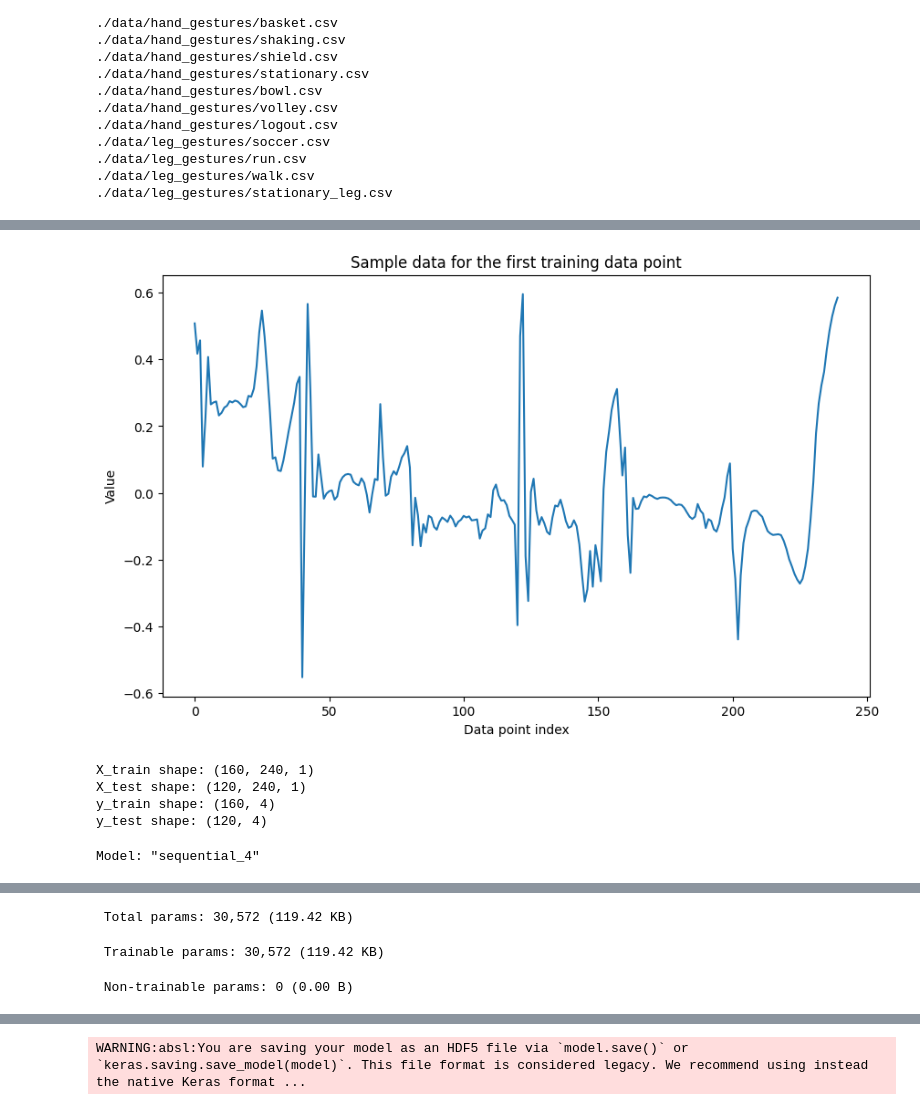
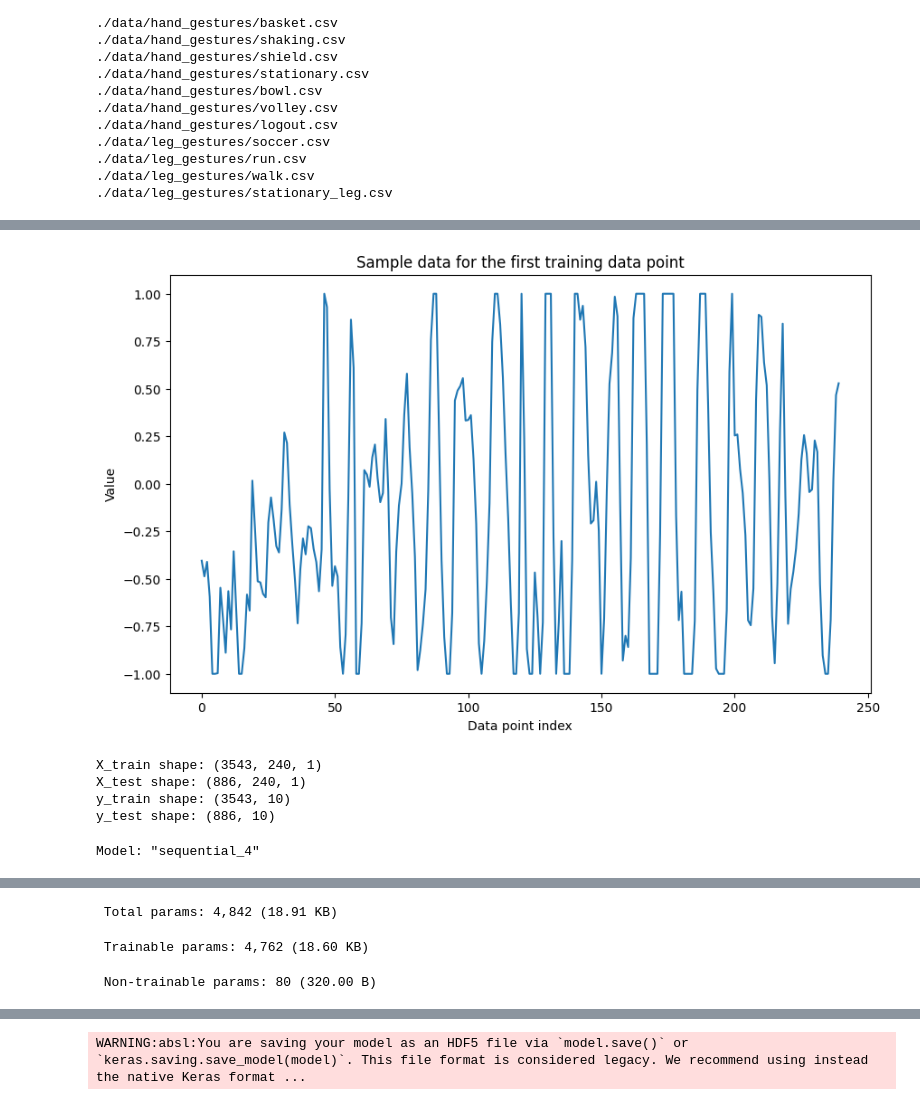
Before and after one commit to CG4002-Team-9/Gesture-AI, a Jupyter notebook: gesture-notebook-tensorflow.ipynb, the cells around one changed output, grey strips where cells are left out. Saved outputs shown, nothing was run; the diff lists cells and outputs as text; code cells hidden in the pictures.

Commit message:
Try out models using less data point

```diff
--- a/gesture-notebook-tensorflow.ipynb
+++ b/gesture-notebook-tensorflow.ipynb
@@ -52,9 +52,9 @@ all_data = []
 
 # Define the gestures and corresponding CSV files
 # gestures = ['basket', 'bomb', 'bowl', 'logout', 'reload', 'shield', 'volley']
-# gestures = ['basket', 'bomb', 'bowl', 'logout', 'reload', 'shield', 'volley', 'stationary', 'shaking', 'raise_arm']
-gestures = ['stationary_leg', 'soccer', 'run', 'walk']
-directory = './data/leg_gestures/'
+gestures = ['basket', 'bomb', 'bowl', 'logout', 'reload', 'shield', 'volley', 'stationary', 'shaking', 'raise_arm']
+# gestures = ['stationary_leg', 'soccer', 'run', 'walk']
+directory = './data/hand_gestures/'
 csv_files = [f'{directory}{gesture}.csv' for gesture in gestures]
 
 # Define the column names
@@ -285,7 +291,7 @@ for _, row in train_data.iterrows():
     augmented = augment_data(
         np.array(row['ax']), np.array(row['ay']), np.array(row['az']),
         np.array(row['gx']), np.array(row['gy']), np.array(row['gz']),
-        num_augmented=0
+        num_augmented=2
     )
     for aug in augmented:
         new_row = row.copy()
@@ -536,7 +548,30 @@ print("X_test shape:", X_test.shape)
 print("y_train shape:", y_train.shape)
 print("y_test shape:", y_test.shape)
 
-# hand model
+# hand model 50 data points
+
+model = Sequential([
+    InputLayer(input_shape=(sequence_length, 1)),
+
+    # Conv1D layer 1
+    Conv1D(filters=16, kernel_size=5, activation='relu'),  # Filters: 16, Kernel size: 5
+    BatchNormalization(),  # Batch Normalization with 4 weights
+    MaxPooling1D(pool_size=3),  # MaxPooling1D with pool size 3
+
+    # Conv1D layer 2
+    Conv1D(filters=12, kernel_size=3, activation='relu'),  # Filters: 12, Kernel size: 3
+    BatchNormalization(),  # Batch Normalization with 4 weights
+    MaxPooling1D(pool_size=4),  # MaxPooling1D with pool size 4
+
+    # Flatten and Dense layers
+    Flatten(),
+    Dense(16, activation='relu'),  # Fully connected layer with 16 units
+    Dense(12, activation='relu'),  # Fully connected layer with 12 units
+    BatchNormalization(),  # Batch Normalization with 4 weights
+    Dense(10, activation='softmax')  # Output layer with 10 units
+])
+
+# hand model old 60 data points
 # model = Sequential([
 #     InputLayer(input_shape=(sequence_length, 1)),
 
@@ -550,51 +585,51 @@ print("y_test shape:", y_test.shape)
 #     BatchNormalization(),
 #     MaxPooling1D(pool_size=4),
 
 #     # Conv1D layer 3
 #     Conv1D(filters=16, kernel_size=5, activation='relu'),
 #     BatchNormalization(),
 #     MaxPooling1D(pool_size=2),
 
 #     # Flatten and Dense layers
 #     Flatten(),
 #     Dense(12, activation='relu', kernel_regularizer=l2(0.01)),
 #     Dense(y_train.shape[1], activation='softmax')
 # ])
 
 # leg model
-model = Sequential([
-    # Input Layer
-    InputLayer(input_shape=(240, 1)),  # Assuming input shape of 240 timesteps with 1 feature each
+# model = Sequential([
+#     # Input Layer
+#     InputLayer(input_shape=(240, 1)),  # Assuming input shape of 240 timesteps with 1 feature each
 
-    # Conv1D layer 1 ({MODEL_TYPE}_conv1d_3 from your table)
-    Conv1D(filters=16, kernel_size=3, activation='relu'),  # 16 filters, kernel size 3
-    # No Pooling/Normalization mentioned in your example
+#     # Conv1D layer 1 ({MODEL_TYPE}_conv1d_3 from your table)
+#     Conv1D(filters=16, kernel_size=3, activation='relu'),  # 16 filters, kernel size 3
+#     # No Pooling/Normalization mentioned in your example
 
-    # Flatten layer ({MODEL_TYPE}_flatten_1)
-    Flatten(),  # Flattens the (None, 238, 16) into (None, 3808)
+#     # Flatten layer ({MODEL_TYPE}_flatten_1)
+#     Flatten(),  # Flattens the (None, 238, 16) into (None, 3808)
 
-    # Dense layer 1 ({MODEL_TYPE}_dense_2)
-    Dense(8, activation='relu'),  # (None, 3808) to (None, 8)
+#     # Dense layer 1 ({MODEL_TYPE}_dense_2)
+#     Dense(8, activation='relu'),  # (None, 3808) to (None, 8)
 
-    # Dense layer 2 ({MODEL_TYPE}_dense_3)
-    Dense(4, activation='softmax')  # (None, 8) to (None, 4) for classification
-])
+#     # Dense layer 2 ({MODEL_TYPE}_dense_3)
+#     Dense(4, activation='softmax')  # (None, 8) to (None, 4) for classification
+# ])
 
 # model = Sequential([
 #     InputLayer(input_shape=(sequence_length,)),
 #     Dense(128, activation='relu', kernel_regularizer=l2(0.01)),
 #     Dense(64, activation='relu', kernel_regularizer=l2(0.01)),
 #     Dense(y_train.shape[1], activation='softmax')
 # ])
 
 # Summary
 model.summary()
 # %% [output]
-[figure, old version]
+[figure, new version]
-X_train shape: (160, 240, 1)
-X_test shape: (120, 240, 1)
-y_train shape: (160, 4)
-y_test shape: (120, 4)
+X_train shape: (3543, 240, 1)
+X_test shape: (886, 240, 1)
+y_train shape: (3543, 10)
+y_test shape: (886, 10)
 Model: "sequential_4"
 ┏━━━━━━━━━━━━━━━━━━━━━━━━━━━━━━━━━┳━━━━━━━━━━━━━━━━━━━━━━━━┳━━━━━━━━━━━━━━━┓
 ┃ Layer (type)                    ┃ Output Shape           ┃       Param # ┃
@@ -609,7 +650,7 @@ Model: "sequential_4"
 └─────────────────────────────────┴────────────────────────┴───────────────┘
- Total params: 30,572 (119.42 KB)
+ Total params: 4,842 (18.91 KB)
- Trainable params: 30,572 (119.42 KB)
+ Trainable params: 4,762 (18.60 KB)
- Non-trainable params: 0 (0.00 B)
+ Non-trainable params: 80 (320.00 B)
 # %%
 # load in for single training
 
```
Also changed, not shown: parts of 15 cells of this notebook.
